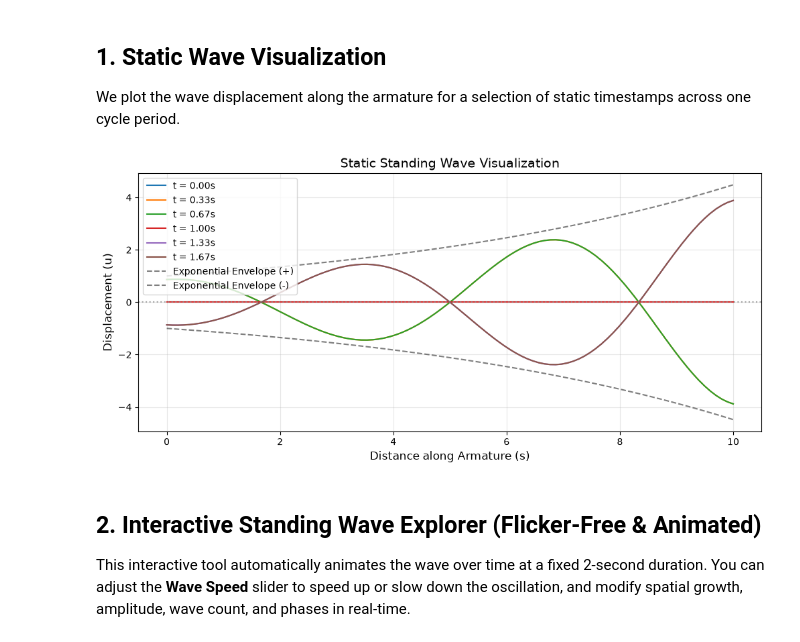
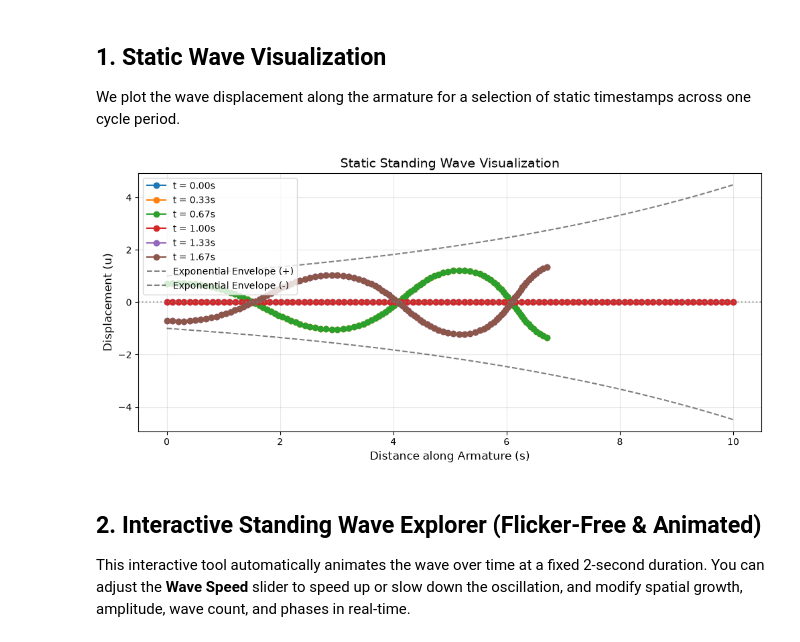
Before and after one commit to KahnSvaer/Procedural-Animation-Generation-Framework, a Jupyter notebook: experiments/exp-standing-wave.ipynb, the cells around one changed output. Saved outputs shown, nothing was run; the diff lists cells and outputs as text; code cells hidden in the pictures.

Commit message:
anim: fix: corrected standing wave generation to follow tangential angles to preserve bone lengths

```diff
--- a/experiments/exp-standing-wave.ipynb
+++ b/experiments/exp-standing-wave.ipynb
@@ -20,7 +13,21 @@ import os
 # Ensure workspace root is in path to import animgen
 sys.path.append(os.path.abspath('..'))
 
-from animgen.animation.wave import _standing_wave_calculator
+from animgen.animation.wave import _standing_wave_generator
+
+def reconstruct_positions_from_rotations(distances, rotations):
+    bind_positions = np.stack([distances, np.zeros_like(distances), np.zeros_like(distances)], axis=-1)
+    bind_vectors = np.diff(bind_positions, axis=0)
+    positions = [np.array([0.0, 0.0, 0.0])]
+    R_accum = np.eye(3)
+    for i, R_local in enumerate(rotations):
+        if hasattr(R_local, 'detach'):
+            R_local = R_local.detach().cpu().numpy()
+        R_accum = R_local @ R_accum
+        positions.append(positions[-1] + R_accum @ bind_vectors[i])
+    positions = np.array(positions)
+    positions[:, 1] = positions[:, 1] - np.mean(positions[:, 1])
+    return positions
 # %% [markdown]
 ## 1. Static Wave Visualization
 We plot the wave displacement along the armature for a selection of static timestamps across one cycle period.
@@ -32,36 +39,37 @@ wave_duration = 2.0  # 2 seconds cycle duration
 growth_factor = 0.15 # grows exponentially along the armature
 num_waves = 1.5      # 1.5 full waves over the armature length
 
 # Evaluate at 6 different timestamps in one cycle
 time_stamps = np.linspace(0, wave_duration, 6, endpoint=False)
 
-wave_displacements = _standing_wave_calculator(
+animation = _standing_wave_generator(
     distances=distances,
     wave_amplitude=wave_amplitude,
     wave_duration=wave_duration,
     time_stamps=time_stamps,
     growth_factor=growth_factor,
     num_waves=num_waves
 )
 
 plt.figure(figsize=(12, 5))
 for i, t in enumerate(time_stamps):
-    plt.plot(distances, wave_displacements[i], label=f"t = {t:.2f}s")
+    pts = reconstruct_positions_from_rotations(distances, list(animation.values())[i])
+    plt.plot(pts[:, 0], pts[:, 1], 'o-', label=f"t = {t:.2f}s")
 
 # Plot envelopes (exponential growth boundary)
 envelope = 2 * wave_amplitude * np.exp(growth_factor * distances)
 plt.plot(distances, envelope, 'k--', alpha=0.5, label="Exponential Envelope (+)")
 plt.plot(distances, -envelope, 'k--', alpha=0.5, label="Exponential Envelope (-)")
 
 plt.title("Static Standing Wave Visualization", fontsize=14)
 plt.xlabel("Distance along Armature (s)", fontsize=12)
 plt.ylabel("Displacement (u)", fontsize=12)
 plt.axhline(0, color='gray', linestyle=':', alpha=0.7)
 plt.grid(True, alpha=0.3)
 plt.legend(loc="upper left")
 plt.show()
 # %% [output]
-[figure, old version]
+[figure, new version]
 # %% [markdown]
 ## 2. Interactive Standing Wave Explorer (Flicker-Free & Animated)
 This interactive tool automatically animates the wave over time at a fixed 2-second duration. You can adjust the **Wave Speed** slider to speed up or slow down the oscillation, and modify spatial growth, amplitude, wave count, and phases in real-time.
```
Also changed, not shown: parts of 5 cells of this notebook, 2 other files.
